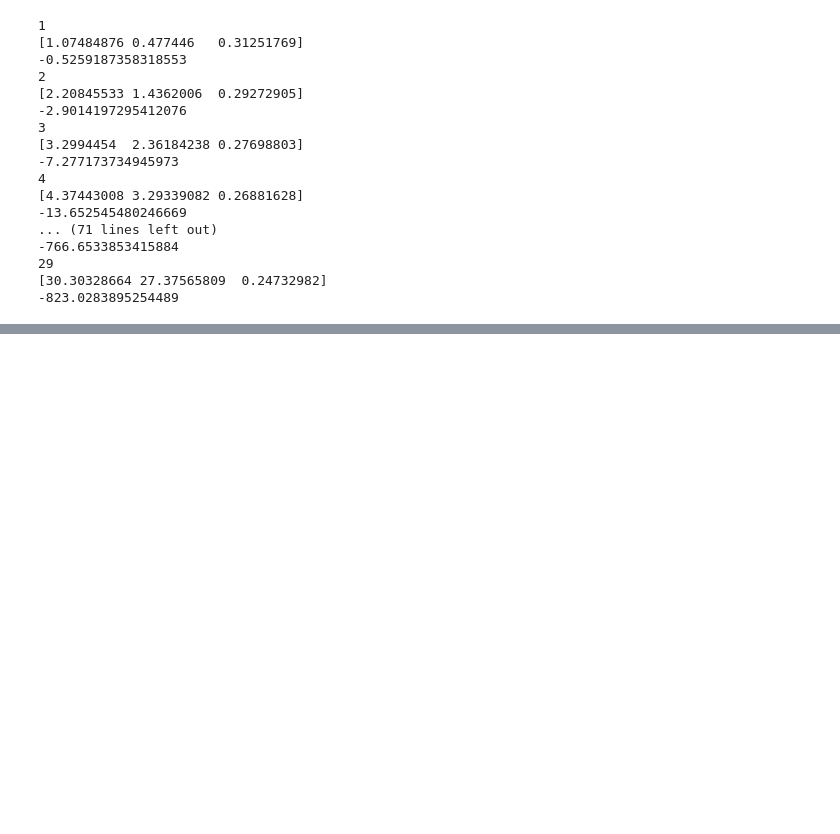
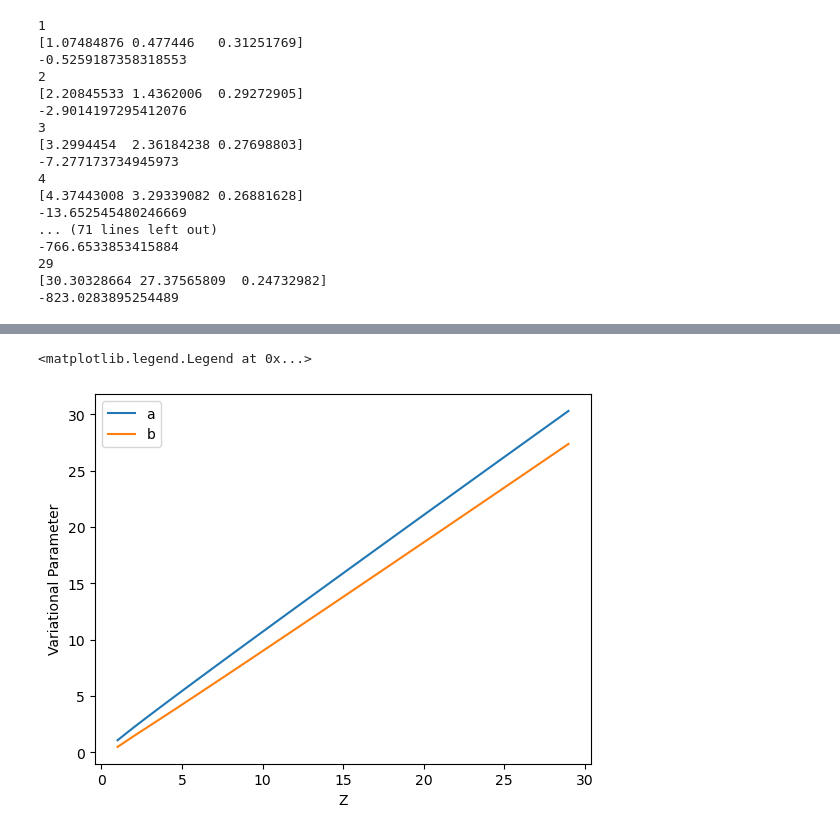
Before and after one commit to LeoMul/HeSymbols, a Jupyter notebook: 3. Two screen + correlation.ipynb, the cells around one changed output, grey strips where cells are left out. Cells and saved outputs as stored; diff of their text form; code cells hidden in the pictures; blank space fills up the shorter version.

Commit message:
fitting parameters

```diff
--- a/3. Two screen + correlation.ipynb
+++ b/3. Two screen + correlation.ipynb
@@ -355,10 +357,21 @@ import matplotlib.pyplot as plt
 zz = np.arange(1, 30, 1,dtype=int)
 # %%
 ee = np.zeros_like(zz).astype(float)
+aa = np.zeros_like(zz).astype(float)
+bb = np.zeros_like(zz).astype(float)
+cc = np.zeros_like(zz).astype(float)
+
+
+
+
 init = (1.0,0.5,0.3)
+
+
+
 for ii in range(0,len(zz)):
     print(zz[ii])
     ee[ii],init = minimizesystem(zz[ii],init)
+    aa[ii], bb[ii], cc[ii] = init
 # %% [output]
 1
 [1.07484876 0.477446   0.31251769]
@@ -394,0 +408,9 @@ plt.plot(zz, -func_powerlaw(zz,*sol1[0]))
+# %%
+plt.plot(zz,aa,label = 'a')
+plt.plot(zz,bb,label = 'b')
+plt.ylabel('Variational Parameter')
+plt.xlabel("Z")
+plt.legend()
+# %% [output]
+<matplotlib.legend.Legend at 0x...>
+[figure, added]
```
Also changed, not shown: parts of 3 cells of this notebook.
